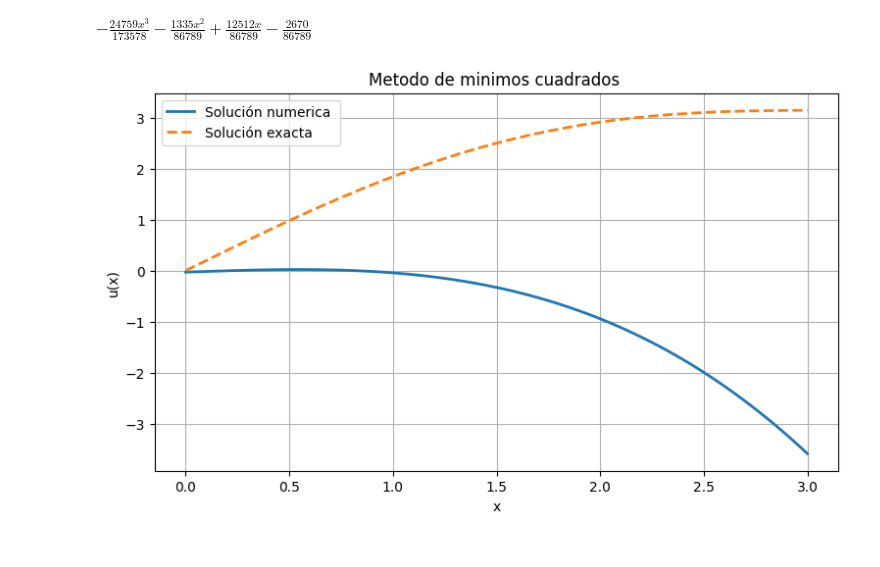
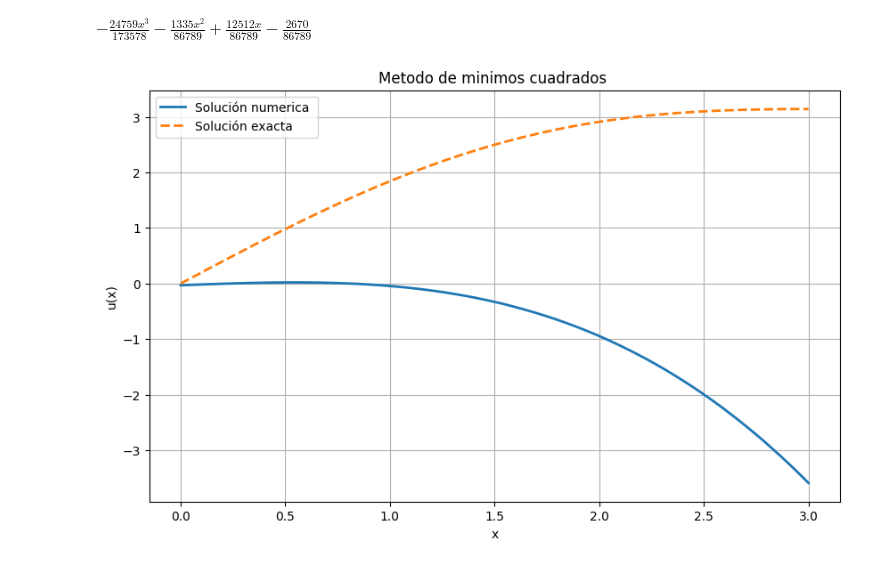
Before and after one commit to KarlaMichelleSorianoSanhez/EDP-1, a Jupyter notebook: Tare_de_minimos_cuadrados_.ipynb, the cells around one changed output. Cells and saved outputs as stored; diff of their text form; code cells hidden in the pictures.

```diff
--- a/Tare_de_minimos_cuadrados_.ipynb
+++ b/Tare_de_minimos_cuadrados_.ipynb
@@ -168,16 +168,16 @@ u_approx_fn =sp.lambdify(x,u_approx, "numpy")
 # %%
 xx= np.linspace(0,3,500)
 
 
-plt.figure(figsize=(9,5))
+plt.figure(figsize=(10,6))
 plt.plot(xx, u_approx_fn(xx) , label = "Solución numerica ", linewidth=2)
 plt.plot(xx, yy,"--", label = "Solución exacta", linewidth=2) #-- tipo de linea punteada
 
 plt.title("Metodo de minimos cuadrados ")
 plt.xlabel("x")
 plt.ylabel("u(x)")
 plt.legend()
 plt.grid(True)
 plt.show()
 # %% [output]
-[figure, old version]
+[figure, new version]
```
